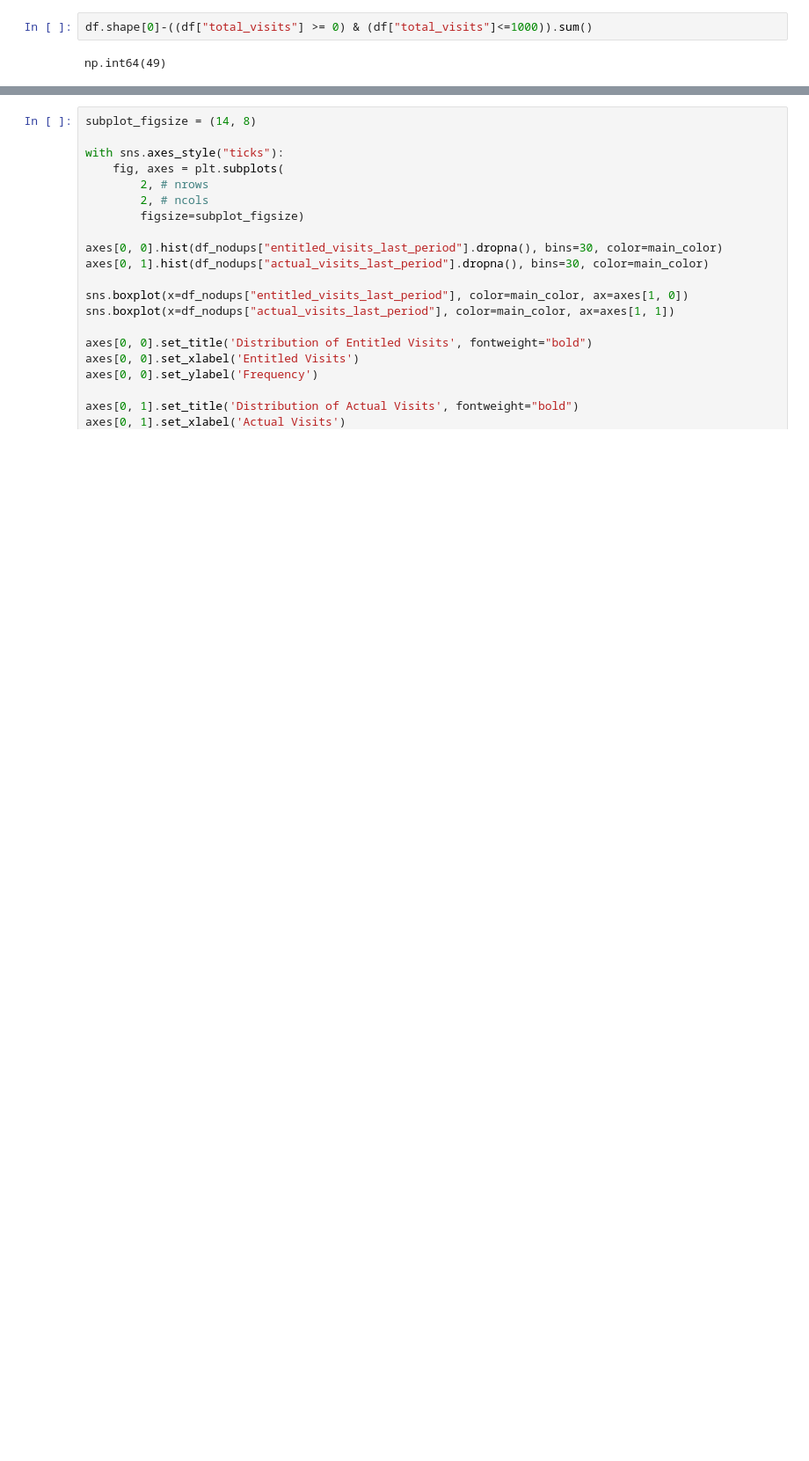
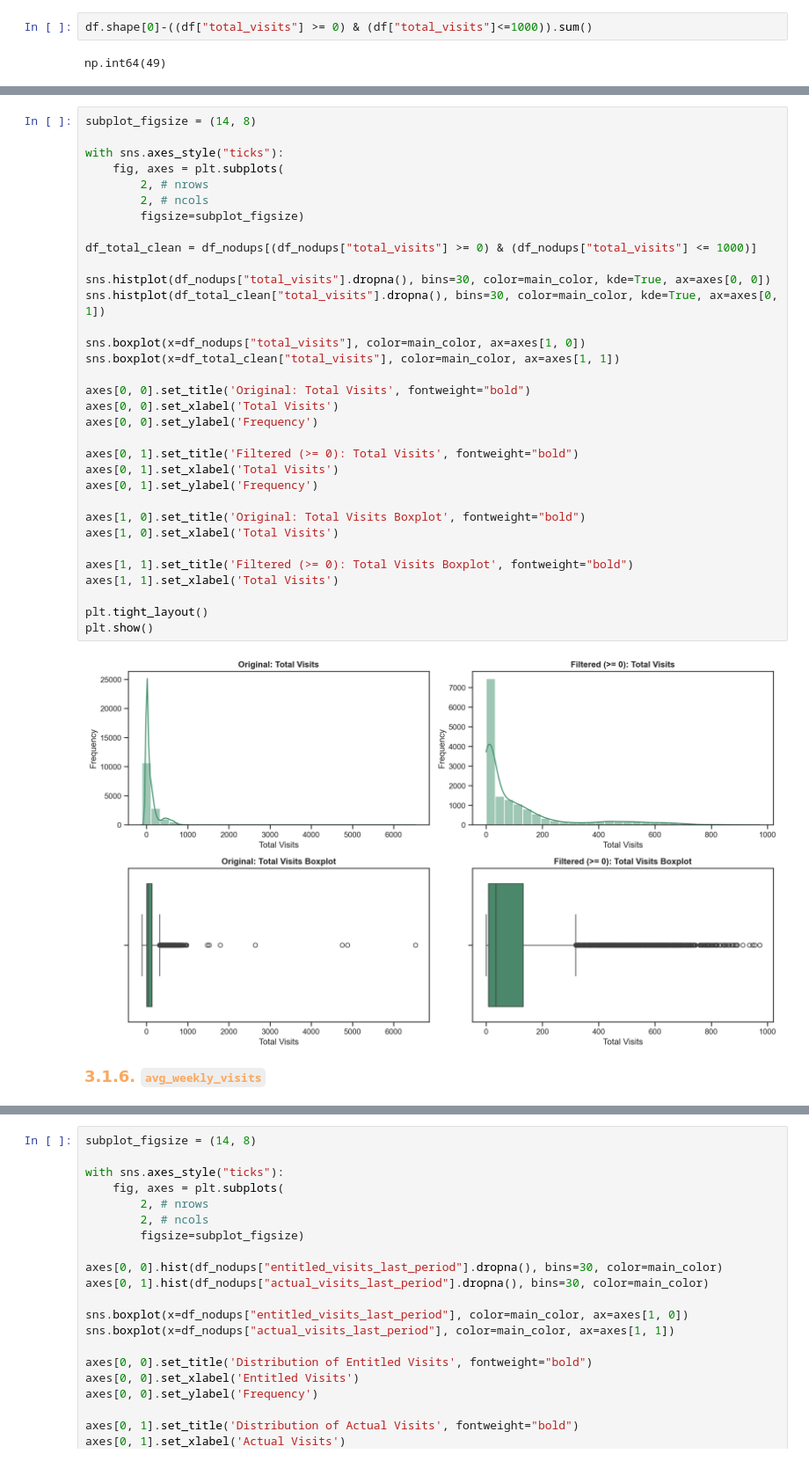
Before and after one commit to saradfalves/DM_Group20, a Jupyter notebook: notebooks/Group20_EDA_Code - editado.ipynb, the cells around one changed output, grey strips where cells are left out. Shown at 88% size. Drawn from its saved outputs; the diff is of its cells as text; blank space fills up the shorter version.

```diff
--- a/notebooks/Group20_EDA_Code - editado.ipynb
+++ b/notebooks/Group20_EDA_Code - editado.ipynb
@@ -512,0 +529,37 @@ plt.show()
+# %%
+subplot_figsize = (14, 8)
+
+with sns.axes_style("ticks"):
+    fig, axes = plt.subplots(
+        2, # nrows
+        2, # ncols
+        figsize=subplot_figsize)
+
+df_total_clean = df_nodups[(df_nodups["total_visits"] >= 0) & (df_nodups["total_visits"] <= 1000)]
+
+sns.histplot(df_nodups["total_visits"].dropna(), bins=30, color=main_color, kde=True, ax=axes[0, 0])
+sns.histplot(df_total_clean["total_visits"].dropna(), bins=30, color=main_color, kde=True, ax=axes[0, 1])
+
+sns.boxplot(x=df_nodups["total_visits"], color=main_color, ax=axes[1, 0])
+sns.boxplot(x=df_total_clean["total_visits"], color=main_color, ax=axes[1, 1])
+
+axes[0, 0].set_title('Original: Total Visits', fontweight="bold")
+axes[0, 0].set_xlabel('Total Visits')
+axes[0, 0].set_ylabel('Frequency')
+
+axes[0, 1].set_title('Filtered (>= 0): Total Visits', fontweight="bold")
+axes[0, 1].set_xlabel('Total Visits')
+axes[0, 1].set_ylabel('Frequency')
+
+axes[1, 0].set_title('Original: Total Visits Boxplot', fontweight="bold")
+axes[1, 0].set_xlabel('Total Visits')
+
+axes[1, 1].set_title('Filtered (>= 0): Total Visits Boxplot', fontweight="bold")
+axes[1, 1].set_xlabel('Total Visits')
+
+plt.tight_layout()
+plt.show()
+# %% [output]
+[figure, added]
+# %% [markdown]
+<b><font size="4" color="#FAA85E">3.1.6. `avg_weekly_visits`</font></b><br>
```
Also changed, not shown: parts of 42 cells of this notebook, 1 other file.
